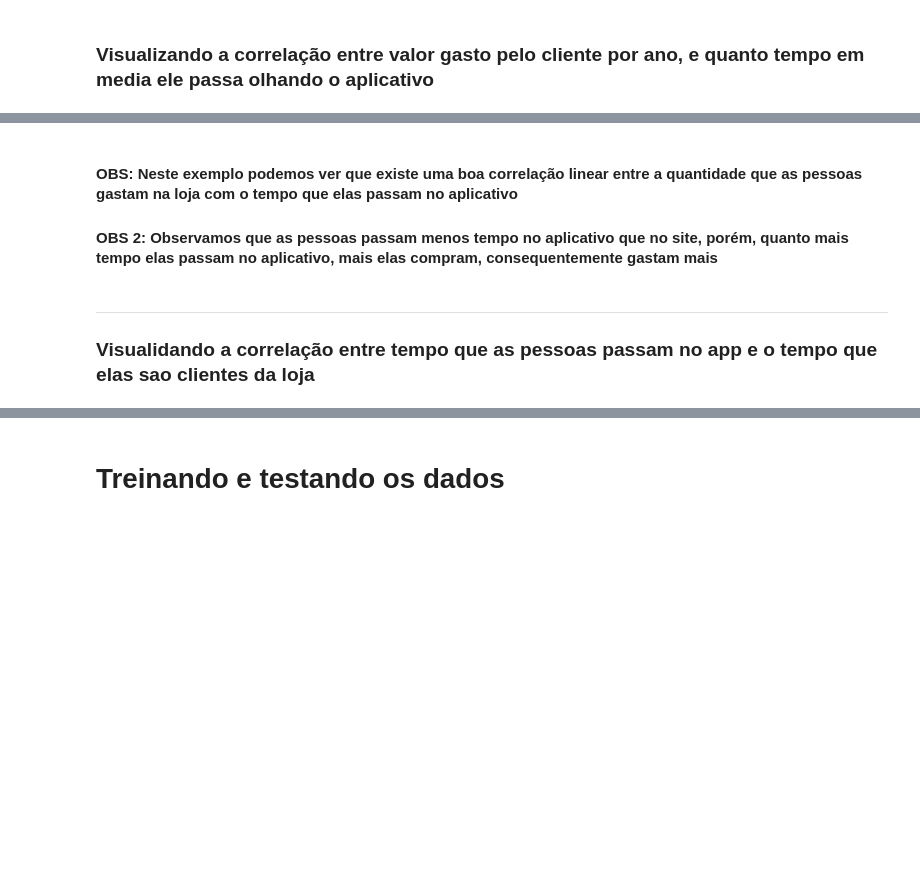
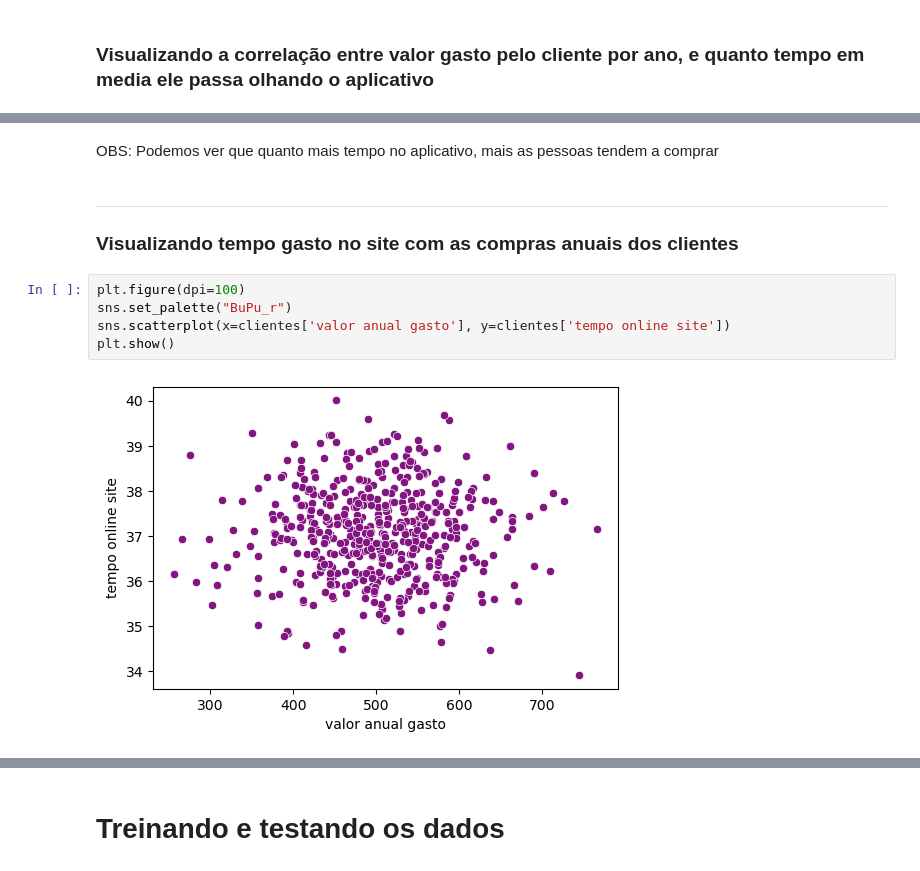
Before and after one commit to JairoLopes/Analises_R_Python, a Jupyter notebook: Projeto_Ecommerce/ML_Ecommerce.ipynb, the cells around one changed output, grey strips where cells are left out. Cells and saved outputs as stored; diff of their text form; blank space fills up the shorter version.

```diff
--- a/Projeto_Ecommerce/ML_Ecommerce.ipynb
+++ b/Projeto_Ecommerce/ML_Ecommerce.ipynb
@@ -109,7 +106,12 @@ plt.show()
-# %% [markdown]
-#### OBS: Neste exemplo podemos ver que existe uma boa correlação linear entre a quantidade que as pessoas gastam na loja com o tempo que elas passam no aplicativo
-
-#### OBS 2: Observamos que as pessoas passam menos tempo no aplicativo que no site, porém, quanto mais tempo elas passam no aplicativo, mais elas compram, consequentemente gastam mais
-# %% [markdown]
-***
-###  Visualidando a correlação entre tempo que as pessoas passam no app e o tempo que elas sao clientes da loja
+# %% [markdown]
+OBS: Podemos ver que quanto mais tempo no aplicativo, mais as pessoas tendem a comprar
+# %% [markdown]
+***
+###  Visualizando tempo gasto no **site** com as compras anuais dos clientes
+# %%
+plt.figure(dpi=100)
+sns.set_palette("BuPu_r")
+sns.scatterplot(x=clientes['valor anual gasto'], y=clientes['tempo online site'])
+plt.show()
+# %% [output]
+[figure, added]
```
Also changed, not shown: parts of 38 cells of this notebook, 1 other file.
